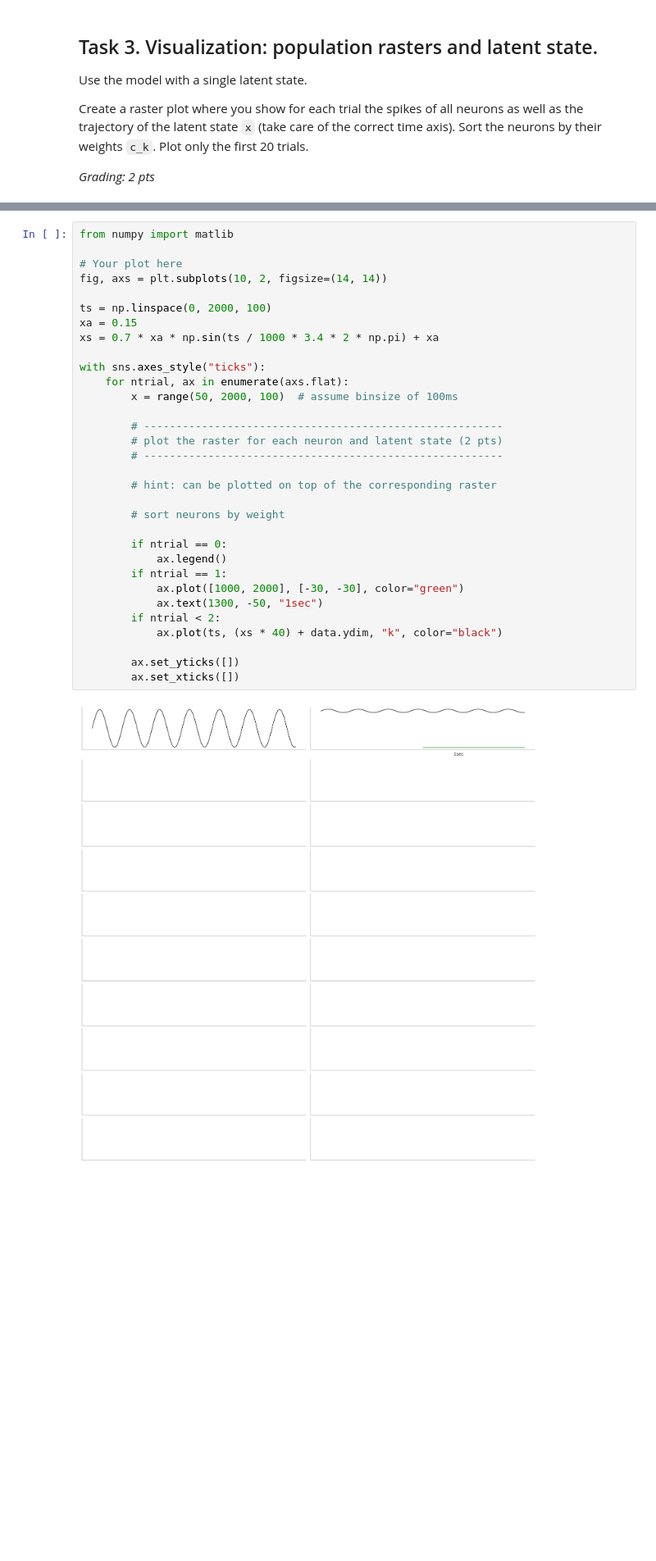
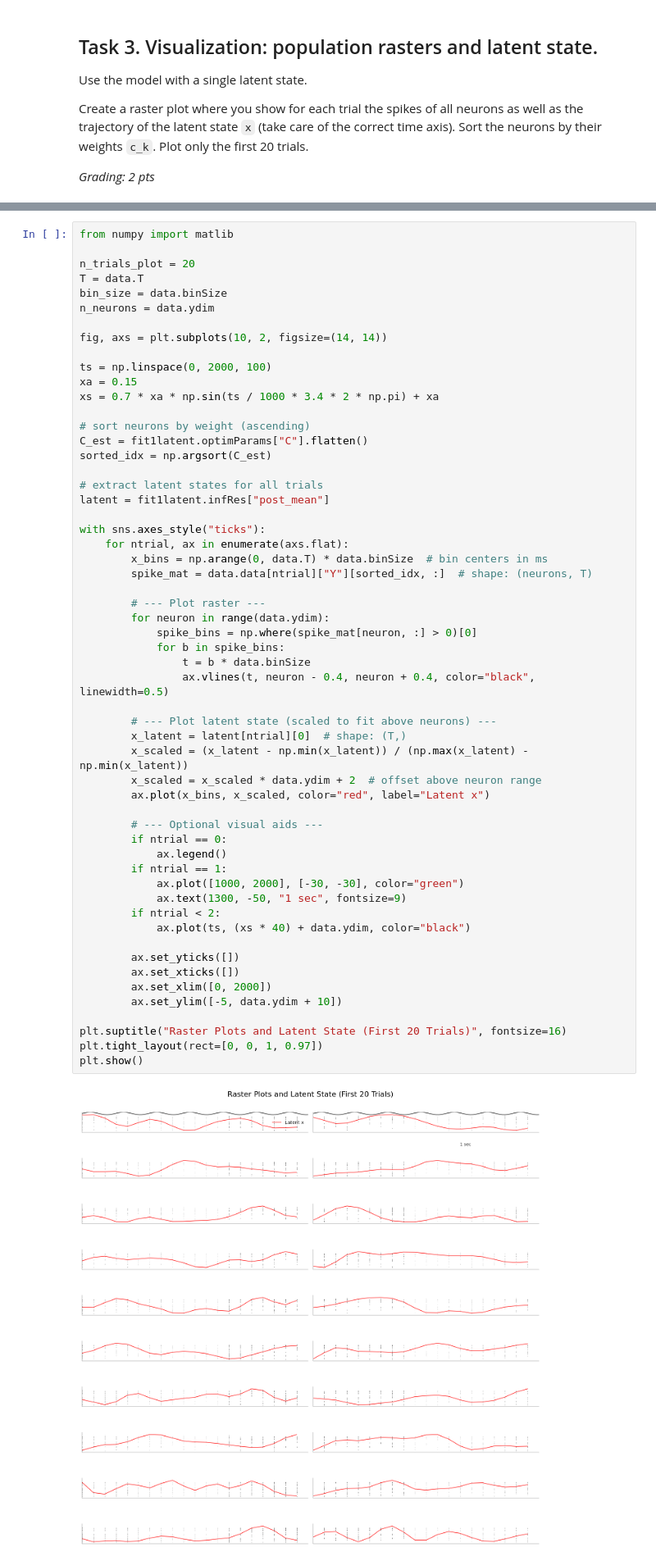
Before and after one commit to flobu98/neural_data_science, a Jupyter notebook: CodingLab6.ipynb, the cells around one changed output, grey strips where cells are left out. Shown at 82% size. Cells and saved outputs as stored; diff of their text form; blank space fills up the shorter version.

```diff
--- a/CodingLab6.ipynb
+++ b/CodingLab6.ipynb
@@ -607,37 +572,61 @@ plt.show()
 # %%
 from numpy import matlib
 
-# Your plot here
+n_trials_plot = 20
+T = data.T
+bin_size = data.binSize
+n_neurons = data.ydim
+
 fig, axs = plt.subplots(10, 2, figsize=(14, 14))
 
 ts = np.linspace(0, 2000, 100)
 xa = 0.15
 xs = 0.7 * xa * np.sin(ts / 1000 * 3.4 * 2 * np.pi) + xa
 
+# sort neurons by weight (ascending)
+C_est = fit1latent.optimParams["C"].flatten()
+sorted_idx = np.argsort(C_est)
+
+# extract latent states for all trials
+latent = fit1latent.infRes["post_mean"]
+
 with sns.axes_style("ticks"):
     for ntrial, ax in enumerate(axs.flat):
-        x = range(50, 2000, 100)  # assume binsize of 100ms
+        x_bins = np.arange(0, data.T) * data.binSize  # bin centers in ms
+        spike_mat = data.data[ntrial]["Y"][sorted_idx, :]  # shape: (neurons, T)
 
-        # --------------------------------------------------------
-        # plot the raster for each neuron and latent state (2 pts)
-        # --------------------------------------------------------
+        # --- Plot raster ---
+        for neuron in range(data.ydim):
+            spike_bins = np.where(spike_mat[neuron, :] > 0)[0]
+            for b in spike_bins:
+                t = b * data.binSize
+                ax.vlines(t, neuron - 0.4, neuron + 0.4, color="black", linewidth=0.5)
 
-        # hint: can be plotted on top of the corresponding raster
+        # --- Plot latent state (scaled to fit above neurons) ---
+        x_latent = latent[ntrial][0]  # shape: (T,)
+        x_scaled = (x_latent - np.min(x_latent)) / (np.max(x_latent) - np.min(x_latent))
+        x_scaled = x_scaled * data.ydim + 2  # offset above neuron range
+        ax.plot(x_bins, x_scaled, color="red", label="Latent x")
 
-        # sort neurons by weight
-
+        # --- Optional visual aids ---
         if ntrial == 0:
             ax.legend()
         if ntrial == 1:
             ax.plot([1000, 2000], [-30, -30], color="green")
-            ax.text(1300, -50, "1sec")
+            ax.text(1300, -50, "1 sec", fontsize=9)
         if ntrial < 2:
-            ax.plot(ts, (xs * 40) + data.ydim, "k", color="black")
+            ax.plot(ts, (xs * 40) + data.ydim, color="black")
 
         ax.set_yticks([])
         ax.set_xticks([])
+        ax.set_xlim([0, 2000])
+        ax.set_ylim([-5, data.ydim + 10])
+
+plt.suptitle("Raster Plots and Latent State (First 20 Trials)", fontsize=16)
+plt.tight_layout(rect=[0, 0, 1, 0.97])
+plt.show()
 # %% [output]
-[figure, old version]
+[figure, new version]
 # %% [markdown]
 ## Task 4. Visualization of covariance matrix.
 
```
Also changed, not shown: parts of 18 cells of this notebook.
